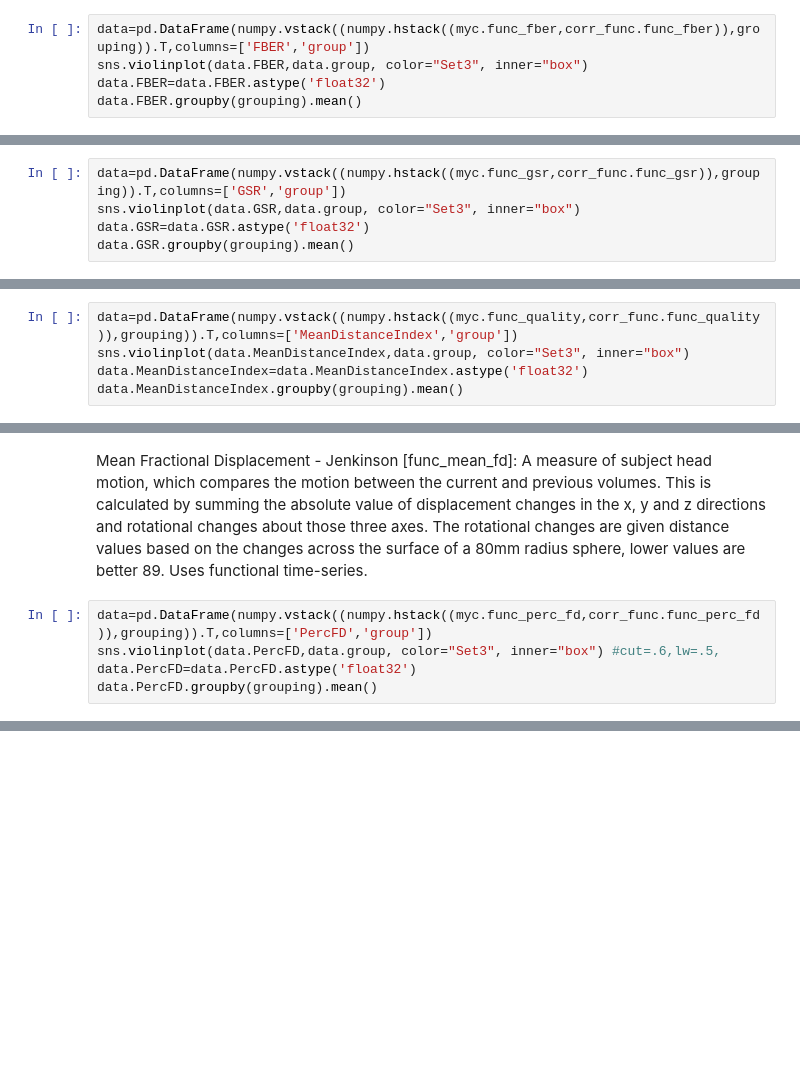
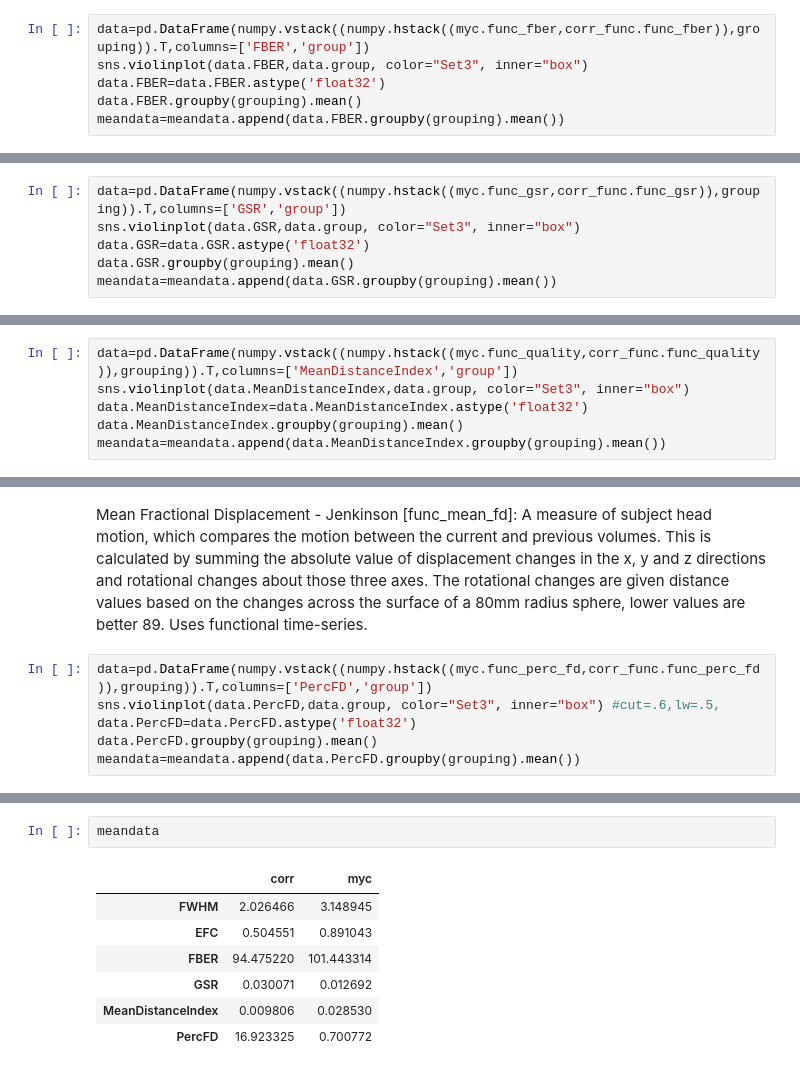
Before and after one commit to poldrack/myconnectome, a Jupyter notebook: quality_assurance/QA_summary_func.ipynb, the cells around one changed output, grey strips where cells are left out. Drawn from its saved outputs; the diff is of its cells as text; blank space fills up the shorter version.

Commit message:
added summary table

```diff
--- a/quality_assurance/QA_summary_func.ipynb
+++ b/quality_assurance/QA_summary_func.ipynb
@@ -91,4 +88,5 @@ data=pd.DataFrame(numpy.vstack((numpy.hstack((myc.func_fber,corr_func.func_fber)
 sns.violinplot(data.FBER,data.group, color="Set3", inner="box")
 data.FBER=data.FBER.astype('float32')
 data.FBER.groupby(grouping).mean()
+meandata=meandata.append(data.FBER.groupby(grouping).mean())
 # %% [output]
@@ -103,4 +98,5 @@ data=pd.DataFrame(numpy.vstack((numpy.hstack((myc.func_gsr,corr_func.func_gsr)),
 sns.violinplot(data.GSR,data.group, color="Set3", inner="box")
 data.GSR=data.GSR.astype('float32')
 data.GSR.groupby(grouping).mean()
+meandata=meandata.append(data.GSR.groupby(grouping).mean())
 # %% [output]
@@ -115,4 +108,5 @@ data=pd.DataFrame(numpy.vstack((numpy.hstack((myc.func_quality,corr_func.func_qu
 sns.violinplot(data.MeanDistanceIndex,data.group, color="Set3", inner="box")
 data.MeanDistanceIndex=data.MeanDistanceIndex.astype('float32')
 data.MeanDistanceIndex.groupby(grouping).mean()
+meandata=meandata.append(data.MeanDistanceIndex.groupby(grouping).mean())
 # %% [output]
@@ -127,4 +118,5 @@ data=pd.DataFrame(numpy.vstack((numpy.hstack((myc.func_perc_fd,corr_func.func_pe
 sns.violinplot(data.PercFD,data.group, color="Set3", inner="box") #cut=.6,lw=.5,
 data.PercFD=data.PercFD.astype('float32')
 data.PercFD.groupby(grouping).mean()
+meandata=meandata.append(data.PercFD.groupby(grouping).mean())
 # %% [output]
@@ -134 +123,11 @@ Name: PercFD, dtype: float32
 [figure]
+# %%
+meandata
+# %% [output]
+|  | corr | myc |
+| FWHM | 2.026466 | 3.148945 |
+| EFC | 0.504551 | 0.891043 |
+| FBER | 94.475220 | 101.443314 |
+| GSR | 0.030071 | 0.012692 |
+| MeanDistanceIndex | 0.009806 | 0.028530 |
+| PercFD | 16.923325 | 0.700772 |
```
Also changed, not shown: parts of 6 cells of this notebook.
